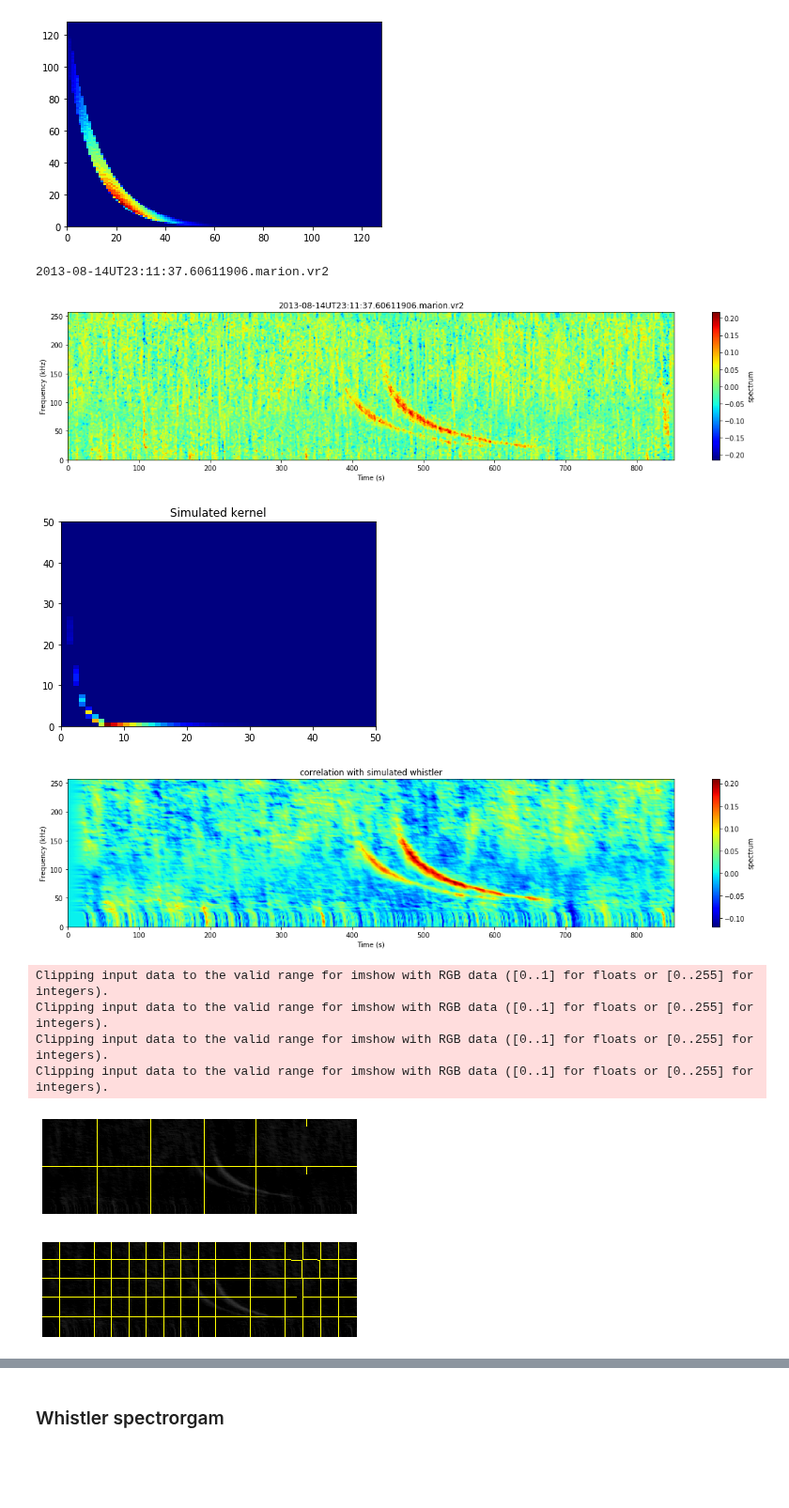
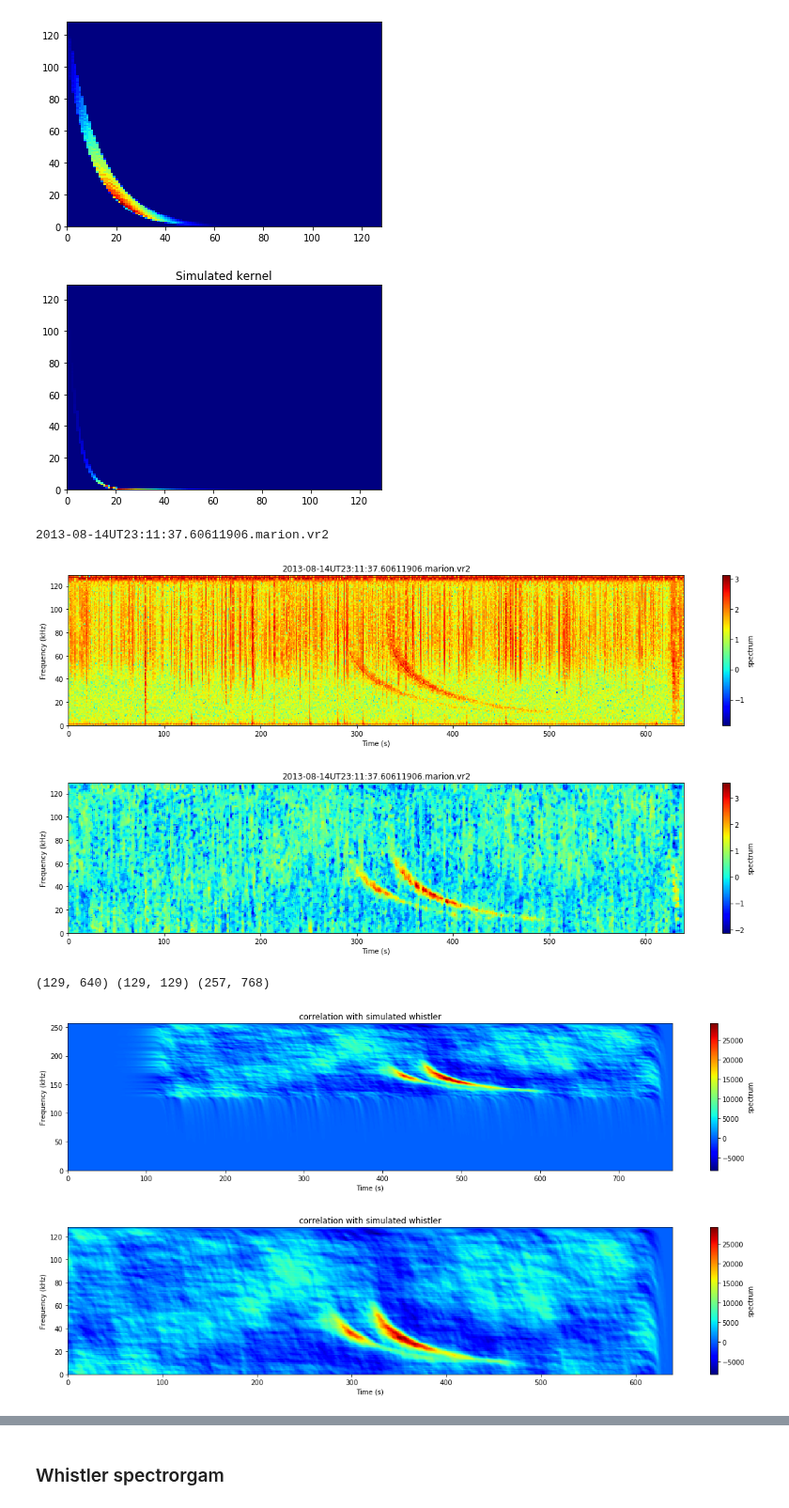
Before and after one commit to Kojey/MSc-whistler-waves-detector, a Jupyter notebook: ipy/experiments/estimator/sim_data.ipynb, the cells around one changed output, grey strips where cells are left out. Shown at 94% size. Drawn from its saved outputs; the diff is of its cells as text; code cells hidden in the pictures; blank space fills up the shorter version.

Commit message:
Implement whistler correlation and few detector techniques

```diff
--- a/ipy/experiments/estimator/sim_data.ipynb
+++ b/ipy/experiments/estimator/sim_data.ipynb
@@ -127,75 +127,58 @@ plt.show()
 [figure]
 [figure]
 [figure]
+# %%
+_size = 129
+decay = -1.5
+delta = 0.05
+param = 0.9
+kernel, x = whistlers(decay,delta,param,_size)
+for p in list(np.linspace(param,2,10)):
+    kernel += whistlers(decay,delta,p,_size)[0]
+plt.figure();plt.pcolormesh(kernel, cmap='jet');plt.title('Simulated kernel');plt.show()
+# %% [output]
+[figure, added]
 # %%
 import sys
 import os
 # import python library
 sys.path.append(os.path.join(os.getcwd().split(os.environ.get('USER'))[0],os.environ.get('USER'), 'wdml', 'py'))
 from dataset import Dataset
 from database import Database
 from sample import Sample
 from h5_sample import H5Sample
 from sklearn import preprocessing
 
 dataset_loc = os.path.join(os.getcwd().split(os.environ.get('USER'))[0],os.environ.get('USER'), 'wdml', 'data','datasets', 'awdEvents1')
-database_loc = os.path.join(os.getcwd().split(os.environ.get('USER'))[0],os.environ.get('USER'), 'wdml', 'data','databases', 'awdEvents1')
 site = 'marion'
-my_database = Database(dataset_loc, database_loc, site)
-my_dataset = Dataset(database_loc, site, ext='.h5')
+my_dataset = Dataset(dataset_loc, site)
+my_sample = Sample(dataset_loc, site, my_dataset.get_random_sample())
 
-test_sample = my_database.train_test_load_random_sample(test=True)
-my_sample = Sample(dataset_loc, site, test_sample)
+# test_sample = my_database.train_test_load_random_sample(test=True)
+# my_sample = Sample(dataset_loc, site, test_sample)
 # my_sample = Sample(dataset_loc, site, '2013-07-20UT16:12:40.04451914.marion.vr2')
 
 # my_sample = Sample(dataset_loc, site, '2013-06-25UT15:47:27.13571922.marion.vr2')
 # my_sample = Sample(dataset_loc, site, '2013-07-02UT14:38:40.10851914.marion.vr2')
 # my_sample = Sample(dataset_loc, site, '2013-10-07UT02:01:31.04179422.marion.vr2')
 my_sample = Sample(dataset_loc, site, '2013-08-14UT23:11:37.60611906.marion.vr2')
 size=(20,4)
 cmap='jet'
 print(my_sample.get_file())
-# my_sample.spectrogram_plot(figsize=size, xaxis=None, yaxis=None, xlabel='Time (s)', ylabel='Frequency (kHz)', title=my_sample.get_file(), cmap=cmap)
+my_sample.spectrogram_plot(figsize=size, xaxis=None, yaxis=None, xlabel='Time (s)', ylabel='Frequency (kHz)', title=my_sample.get_file(), cmap=cmap)
 my_sample.apply_zscore()
 my_sample.apply_medfilt(kernel=(3,3))
 # my_sample.apply_shift()
-my_sample.spectrogram_plot(spec = preprocessing.normalize(my_sample.get_spectrogram()),figsize=size, xaxis=None, yaxis=None, xlabel='Time (s)', ylabel='Frequency (kHz)', title=my_sample.get_file(), cmap=cmap)
-
-_size = 50
-decay = -1.5
-delta = 0.05
-param = 0.9
-kernel, x = whistlers(decay,delta,param,_size)
-for p in list(np.linspace(param,2,10)):
-    kernel += whistlers(decay,delta,p,_size)[0]
-plt.figure();plt.pcolormesh(kernel, cmap='jet');plt.title('Simulated kernel');plt.show()
-corr = signal.correlate(my_sample.get_spectrogram(), kernel, mode='same')
-corr = preprocessing.normalize(corr)
+my_sample.spectrogram_plot(figsize=size, xaxis=None, yaxis=None, xlabel='Time (s)', ylabel='Frequency (kHz)', title=my_sample.get_file(), cmap=cmap)
+# spec = preprocessing.normalize(my_sample.get_spectrogram())
+corr = signal.correlate2d(my_sample.get_spectrogram(), kernel, mode='full')
+print(my_sample.get_spectrogram().shape, kernel.shape, corr.shape)
 my_sample.spectrogram_plot(spec=corr,figsize=size, xaxis=None, yaxis=None, xlabel='Time (s)', ylabel='Frequency (kHz)', title='correlation with simulated whistler' , cmap=cmap)
-
-from skimage.segmentation import slic
-from skimage.segmentation import mark_boundaries
-
-# loop over the number of segments
-for numSegments in (10, 100, 200, 300):
-    # apply SLIC and extract (approximately) the supplied number
-    # of segments
-    segments = slic(np.flipud(corr), n_segments = numSegments, sigma = 5)
-    # show the output of SLIC
-    fig = plt.figure("Superpixels -- %d segments" % (numSegments))
-    ax = fig.add_subplot(1, 1, 1)
-    ax.imshow(mark_boundaries(np.flipud(corr), segments))
-    plt.axis("off")
-# show the plots
-plt.show()
+my_sample.spectrogram_plot(spec=corr[kernel.shape[0]:,kernel.shape[0]:],figsize=size, xaxis=None, yaxis=None, xlabel='Time (s)', ylabel='Frequency (kHz)', title='correlation with simulated whistler' , cmap=cmap)
 # %% [output]
 2013-08-14UT23:11:37.60611906.marion.vr2
-[figure, old version]
+[figure, new version]
-[figure, old version]
+[figure, new version]
+(129, 640) (129, 129) (257, 768)
-[figure, old version]
+[figure, new version]
-Clipping input data to the valid range for imshow with RGB data ([0..1] for floats or [0..255] for integers).
-Clipping input data to the valid range for imshow with RGB data ([0..1] for floats or [0..255] for integers).
-Clipping input data to the valid range for imshow with RGB data ([0..1] for floats or [0..255] for integers).
-Clipping input data to the valid range for imshow with RGB data ([0..1] for floats or [0..255] for integers).
-[figure, old version]
+[figure, new version]
-[figure, removed]
```
Also changed, not shown: parts of 5 cells of this notebook, 2 other files.
